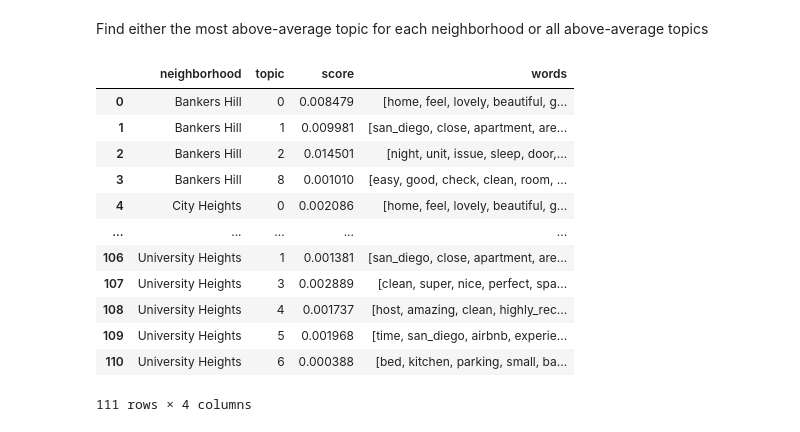
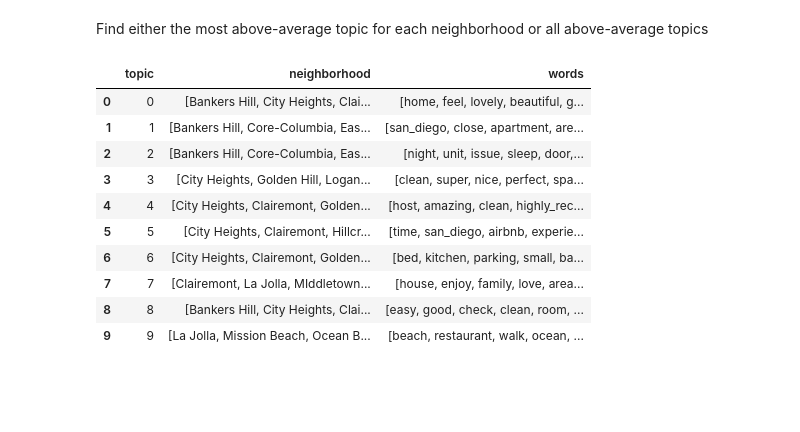
Before and after one commit to twlim1/203_final, a Jupyter notebook: data_sources/airbnb/airbnb_review_topics.ipynb, the cells around one changed output. Drawn from its saved outputs; the diff is of its cells as text; code cells hidden in the pictures; blank space fills up the shorter version.

Commit message:
Group Airbnb review topics by topic

```diff
--- a/data_sources/airbnb/airbnb_review_topics.ipynb
+++ b/data_sources/airbnb/airbnb_review_topics.ipynb
@@ -442,27 +442,26 @@ Find either the most above-average topic for each neighborhood or all above-aver
 # %%
 above_average = True
 
 if above_average:
     topics = neighborhood_diff > 0
 else:
     topics = neighborhood_diff.reset_index().groupby('neighborhood')['score'].idxmax()
 
 neighborhood_topics = neighborhood_diff[topics].reset_index()
+neighborhood_topics = neighborhood_topics.groupby(['topic'])['neighborhood'].apply(list).reset_index()
 neighborhood_topics['words'] = neighborhood_topics.topic.apply(partial(get_topic_words, num_words=num_words))
 neighborhood_topics
 # %% [output]
-|  | neighborhood | topic | score | words |
-| 0 | Bankers Hill | 0 | 0.008479 | [home, feel, lovely, beautiful, g... |
-| 1 | Bankers Hill | 1 | 0.009981 | [san_diego, close, apartment, are... |
-| 2 | Bankers Hill | 2 | 0.014501 | [night, unit, issue, sleep, door,... |
-| 3 | Bankers Hill | 8 | 0.001010 | [easy, good, check, clean, room, ... |
-| 4 | City Heights | 0 | 0.002086 | [home, feel, lovely, beautiful, g... |
-| ... | ... | ... | ... | ... |
-| 106 | University Heights | 1 | 0.001381 | [san_diego, close, apartment, are... |
-| 107 | University Heights | 3 | 0.002889 | [clean, super, nice, perfect, spa... |
-| 108 | University Heights | 4 | 0.001737 | [host, amazing, clean, highly_rec... |
-| 109 | University Heights | 5 | 0.001968 | [time, san_diego, airbnb, experie... |
-| 110 | University Heights | 6 | 0.000388 | [bed, kitchen, parking, small, ba... |
+|  | topic | neighborhood | words |
+| 0 | 0 | [Bankers Hill, City Heights, Clai... | [home, feel, lovely, beautiful, g... |
+| 1 | 1 | [Bankers Hill, Core-Columbia, Eas... | [san_diego, close, apartment, are... |
+| 2 | 2 | [Bankers Hill, Core-Columbia, Eas... | [night, unit, issue, sleep, door,... |
+| 3 | 3 | [City Heights, Golden Hill, Logan... | [clean, super, nice, perfect, spa... |
+| 4 | 4 | [City Heights, Clairemont, Golden... | [host, amazing, clean, highly_rec... |
+| 5 | 5 | [City Heights, Clairemont, Hillcr... | [time, san_diego, airbnb, experie... |
+| 6 | 6 | [City Heights, Clairemont, Golden... | [bed, kitchen, parking, small, ba... |
+| 7 | 7 | [Clairemont, La Jolla, MIddletown... | [house, enjoy, family, love, area... |
+| 8 | 8 | [Bankers Hill, City Heights, Clai... | [easy, good, check, clean, room, ... |
+| 9 | 9 | [La Jolla, Mission Beach, Ocean B... | [beach, restaurant, walk, ocean, ... |
-111 rows × 4 columns
 # %%
 filename = os.path.join(data_path, 'airbnb_review_topics.json')
```
Also changed, not shown: parts of 1 cell of this notebook, 1 other file.
